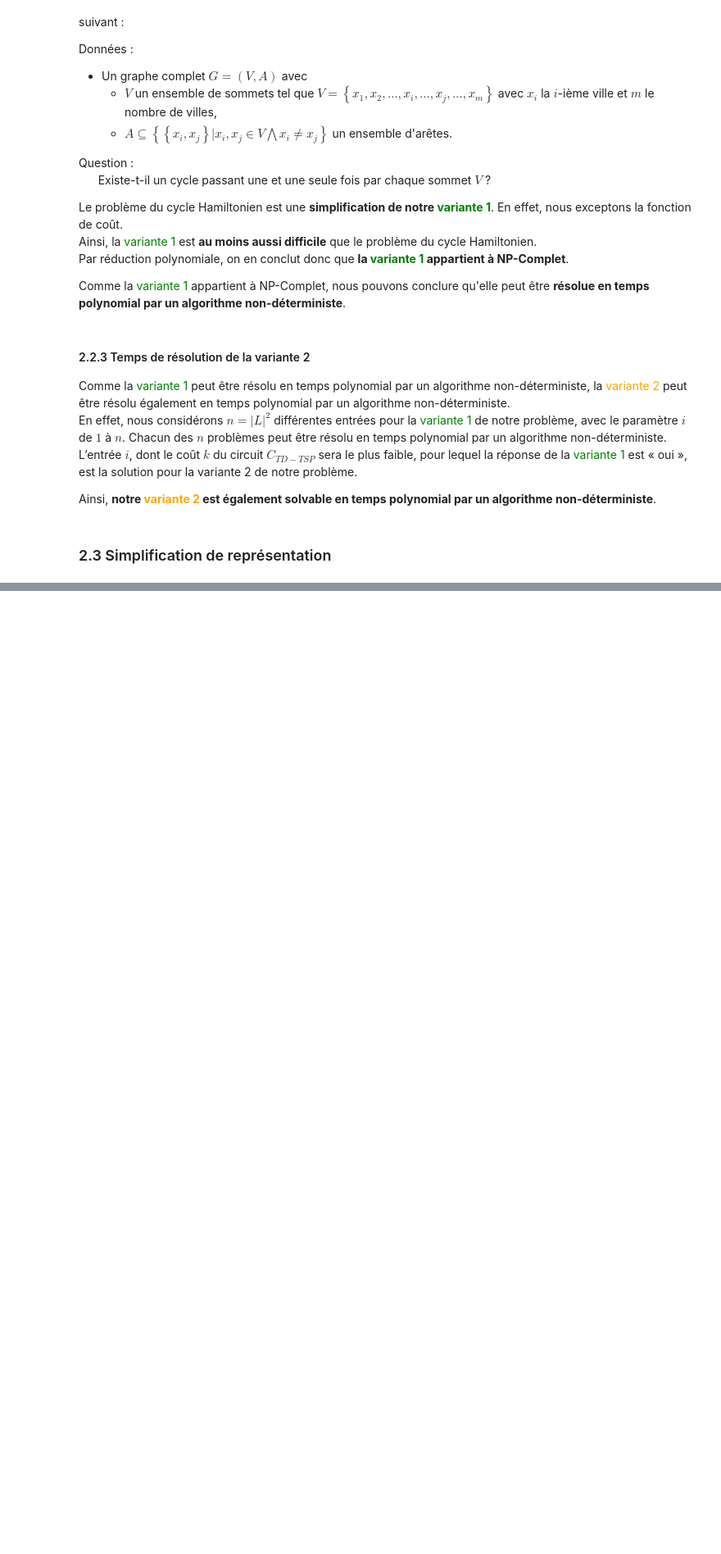
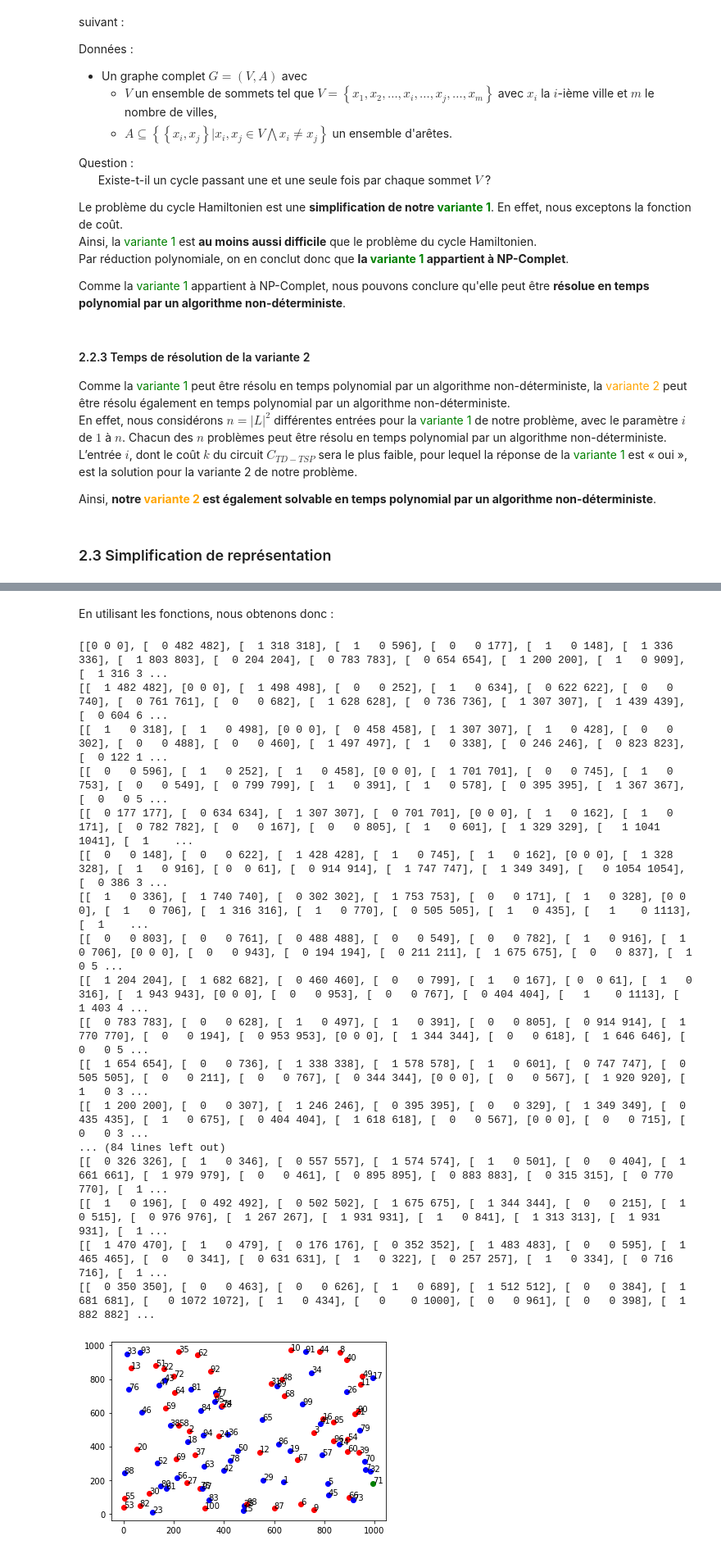
Before and after one commit to SnipeDragons/Algo-Livrable-1, a Jupyter notebook: Livrable_final.ipynb, the cells around one changed output, grey strips where cells are left out. Shown: that part at 82% size. Cells and saved outputs as stored; diff of their text form; code cells hidden in the pictures; blank space fills up the shorter version.

```diff
--- a/Livrable_final.ipynb
+++ b/Livrable_final.ipynb
@@ -485,0 +300,19 @@ Calcul de l'instance avec chemin K-Nearest Neightbors
+# %%
+# Seed of generation
+random.seed(a=5)
+
+# Generator settings
+nbPoints = 100
+Size_Map = (1000, 1000)
+Fluctuation = 1
+Fluctuation_Weight = 1
+
+# Generation of cities
+points = DefinitionCity(GeneratorCity(nbPoints, Size_Map))
+
+print(points)
+
+# Generation of the graph
+graph = GeneratorGraph(points, Fluctuation, Fluctuation_Weight)
+
+print(graph)
@@ -485,0 +411,32 @@ Calcul de l'instance avec chemin K-Nearest Neightbors
+# %% [markdown]
+En utilisant les fonctions, nous obtenons donc :
+# %%
+DisplayGeneratorGraph(graph)
+
+# Initiate the first figure
+fig1, ax1 = plt.subplots()
+DisplayFigure(ax1, points)
+
+# Initiate the second figure
+RandomPath = range(4,50,2)
+fig2, ax2 = plt.subplots()
+DisplayCircuit(ax2, points, RandomPath)
+# %% [output]
+[[0 0 0], [  0 482 482], [  1 318 318], [  1   0 596], [  0   0 177], [  1   0 148], [  1 336 336], [  1 803 803], [  0 204 204], [  0 783 783], [  0 654 654], [  1 200 200], [  1   0 909], [  1 316 3 ...
+[[  1 482 482], [0 0 0], [  1 498 498], [  0   0 252], [  1   0 634], [  0 622 622], [  0   0 740], [  0 761 761], [  0   0 682], [  1 628 628], [  0 736 736], [  1 307 307], [  1 439 439], [  0 604 6 ...
+[[  1   0 318], [  1   0 498], [0 0 0], [  0 458 458], [  1 307 307], [  1   0 428], [  0   0 302], [  0   0 488], [  0   0 460], [  1 497 497], [  1   0 338], [  0 246 246], [  0 823 823], [  0 122 1 ...
+[[  0   0 596], [  1   0 252], [  1   0 458], [0 0 0], [  1 701 701], [  0   0 745], [  1   0 753], [  0   0 549], [  0 799 799], [  1   0 391], [  1   0 578], [  0 395 395], [  1 367 367], [  0   0 5 ...
+[[  0 177 177], [  0 634 634], [  1 307 307], [  0 701 701], [0 0 0], [  1   0 162], [  1   0 171], [  0 782 782], [  0   0 167], [  0   0 805], [  1   0 601], [  1 329 329], [   1 1041 1041], [  1    ...
+[[  0   0 148], [  0   0 622], [  1 428 428], [  1   0 745], [  1   0 162], [0 0 0], [  1 328 328], [  1   0 916], [ 0  0 61], [  0 914 914], [  1 747 747], [  1 349 349], [   0 1054 1054], [  0 386 3 ...
+[[  1   0 336], [  1 740 740], [  0 302 302], [  1 753 753], [  0   0 171], [  1   0 328], [0 0 0], [  1   0 706], [  1 316 316], [  1   0 770], [  0 505 505], [  1   0 435], [   1    0 1113], [  1    ...
+[[  0   0 803], [  0   0 761], [  0 488 488], [  0   0 549], [  0   0 782], [  1   0 916], [  1   0 706], [0 0 0], [  0   0 943], [  0 194 194], [  0 211 211], [  1 675 675], [  0   0 837], [  1   0 5 ...
+[[  1 204 204], [  1 682 682], [  0 460 460], [  0   0 799], [  1   0 167], [ 0  0 61], [  1   0 316], [  1 943 943], [0 0 0], [  0   0 953], [  0   0 767], [  0 404 404], [   1    0 1113], [  1 403 4 ...
+[[  0 783 783], [  0   0 628], [  1   0 497], [  1   0 391], [  0   0 805], [  0 914 914], [  1 770 770], [  0   0 194], [  0 953 953], [0 0 0], [  1 344 344], [  0   0 618], [  1 646 646], [  0   0 5 ...
+[[  1 654 654], [  0   0 736], [  1 338 338], [  1 578 578], [  1   0 601], [  0 747 747], [  0 505 505], [  0   0 211], [  0   0 767], [  0 344 344], [0 0 0], [  0   0 567], [  1 920 920], [  1   0 3 ...
+[[  1 200 200], [  0   0 307], [  1 246 246], [  0 395 395], [  0   0 329], [  1 349 349], [  0 435 435], [  1   0 675], [  0 404 404], [  1 618 618], [  0   0 567], [0 0 0], [  0   0 715], [  0   0 3 ...
+... (84 lines left out)
+[[  0 326 326], [  1   0 346], [  0 557 557], [  1 574 574], [  1   0 501], [  0   0 404], [  1 661 661], [  1 979 979], [  0   0 461], [  0 895 895], [  0 883 883], [  0 315 315], [  0 770 770], [  1 ...
+[[  1   0 196], [  0 492 492], [  0 502 502], [  1 675 675], [  1 344 344], [  0   0 215], [  1   0 515], [  0 976 976], [  1 267 267], [  1 931 931], [  1   0 841], [  1 313 313], [  1 931 931], [  1 ...
+[[  1 470 470], [  1   0 479], [  0 176 176], [  0 352 352], [  1 483 483], [  0   0 595], [  1 465 465], [  0   0 341], [  0 631 631], [  1   0 322], [  0 257 257], [  1   0 334], [  0 716 716], [  1 ...
+[[  0 350 350], [  0   0 463], [  0   0 626], [  1   0 689], [  1 512 512], [  0   0 384], [  1 681 681], [   0 1072 1072], [  1   0 434], [   0    0 1000], [  0   0 961], [  0   0 398], [  1 882 882] ...
+[figure, added]
```
Also changed, not shown: parts of 59 cells of this notebook.
